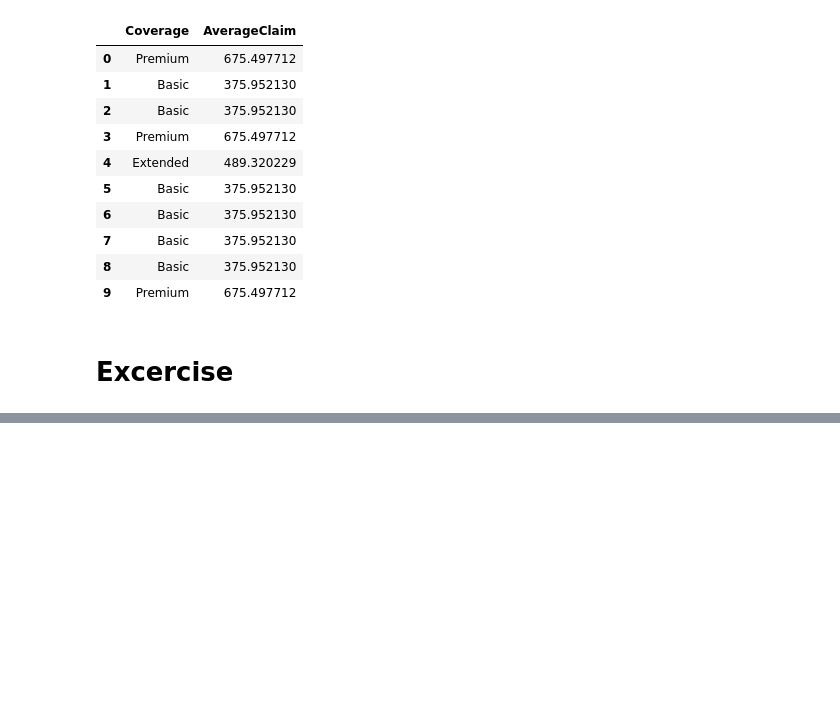
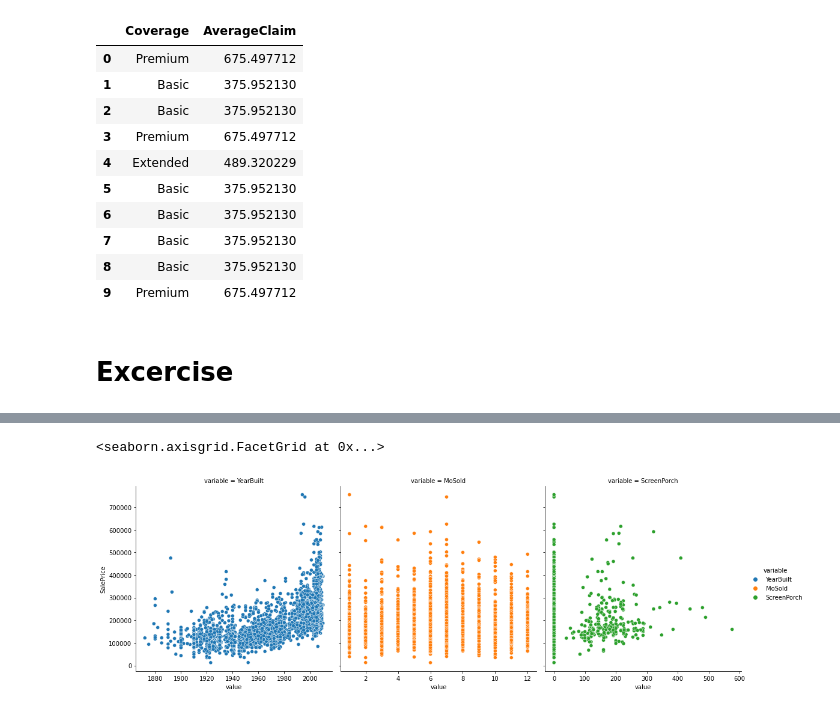
Before and after one commit to AliakbarMehdizadeh/Feature-Engineering, a Jupyter notebook: FE.ipynb, the cells around one changed output, grey strips where cells are left out. Cells and saved outputs as stored; diff of their text form; code cells hidden in the pictures; blank space fills up the shorter version.

```diff
--- a/FE.ipynb
+++ b/FE.ipynb
@@ -458,0 +461,3 @@ df_valid[["Coverage", "AverageClaim"]].head(10)
+# %%
+file_path = 'FE_Course_Data/ames.csv'  # Relative path to the file in the parent directory
+df = pd.read_csv(file_path)
@@ -458,0 +476,9 @@ df_valid[["Coverage", "AverageClaim"]].head(10)
+# %%
+features = ["YearBuilt", "MoSold", "ScreenPorch"]
+# %%
+sns.relplot(
+    x="value", y="SalePrice", col = "variable", hue="variable", data=df.melt(id_vars="SalePrice", value_vars=features), facet_kws=dict(sharex=False),
+)
+# %% [output]
+<seaborn.axisgrid.FacetGrid at 0x...>
+[figure, added]
```
Also changed, not shown: parts of 12 cells of this notebook.
